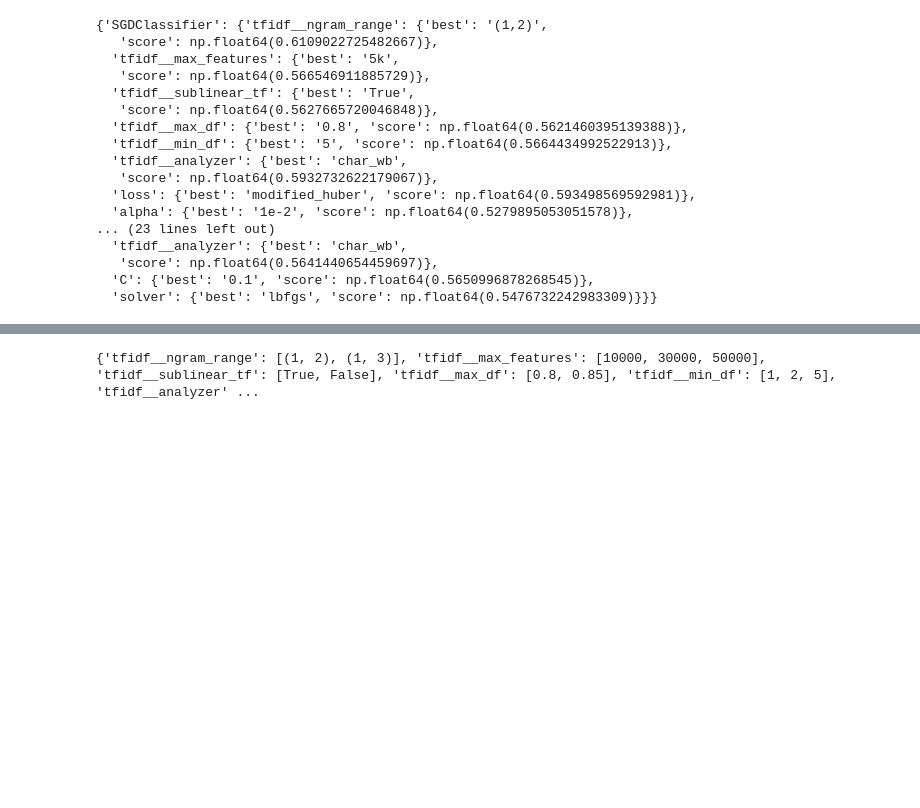
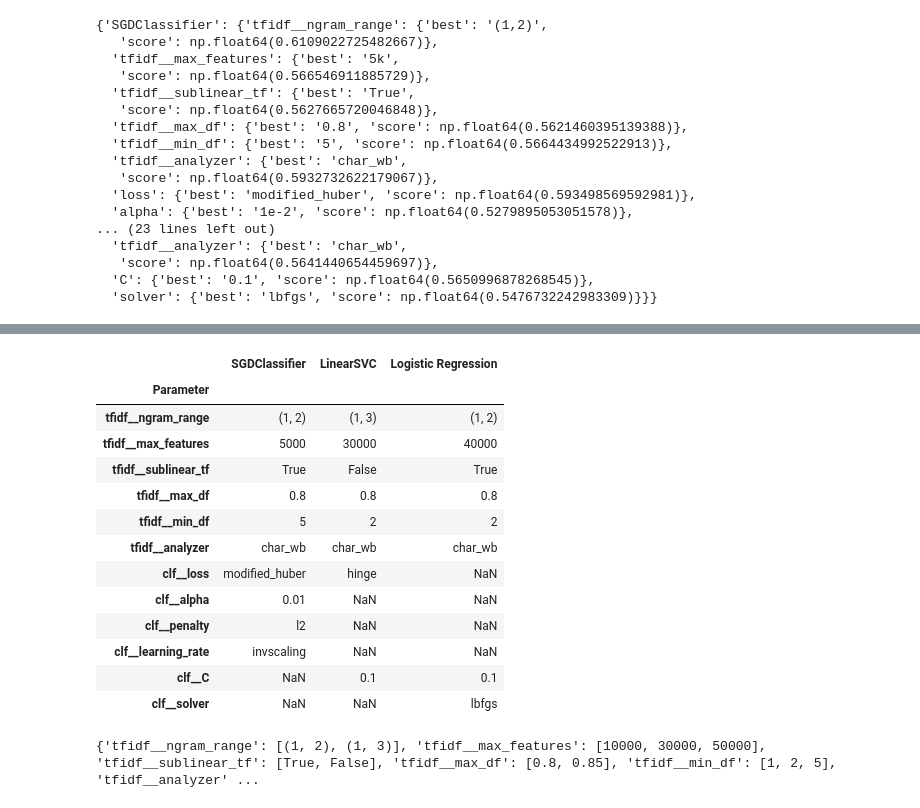
Before and after one commit to ninhdk-datasci/tiki-sentiment-analytics, a Jupyter notebook: models.ipynb, the cells around one changed output, grey strips where cells are left out. Cells and saved outputs as stored; diff of their text form; code cells hidden in the pictures; blank space fills up the shorter version.

```diff
--- a/models.ipynb
+++ b/models.ipynb
@@ -505,3 +505,15 @@ def extract_best_params(all_results):
     return extracted
 # %%
 best_params_per_model = extract_best_params(all_results)
+# %%
+# Chuyển best_params_per_model thành DataFrame
+df_best_params = pd.DataFrame.from_dict(best_params_per_model, orient='index').T
+df_best_params.index.name = 'Parameter'
+
+# Hiển thị dataframe
+print("Best Parameters Per Model:")
+print(df_best_params)
+
+# Lưu ra CSV
+df_best_params.to_csv("best_params_per_model.csv", encoding="utf-8")
+print("\n✓ Đã lưu best_params_per_model.csv")
@@ -508,3 +538,20 @@ best_params_per_model = extract_best_params(all_results)
+# %%
+df_best_params
+# %% [output]
+|  | SGDClassifier | LinearSVC | Logistic Regression |
+| Parameter |  |  |  |
+| tfidf__ngram_range | (1, 2) | (1, 3) | (1, 2) |
+| tfidf__max_features | 5000 | 30000 | 40000 |
+| tfidf__sublinear_tf | True | False | True |
+| tfidf__max_df | 0.8 | 0.8 | 0.8 |
+| tfidf__min_df | 5 | 2 | 2 |
+| tfidf__analyzer | char_wb | char_wb | char_wb |
+| clf__loss | modified_huber | hinge | NaN |
+| clf__alpha | 0.01 | NaN | NaN |
+| clf__penalty | l2 | NaN | NaN |
+| clf__learning_rate | invscaling | NaN | NaN |
+| clf__C | NaN | 0.1 | 0.1 |
+| clf__solver | NaN | NaN | lbfgs |
 # %%
 subset_grid = build_subset_grid(best_params_per_model["LinearSVC"])
 print(subset_grid)
```
Also changed, not shown: parts of 11 cells of this notebook, 14 other files.
